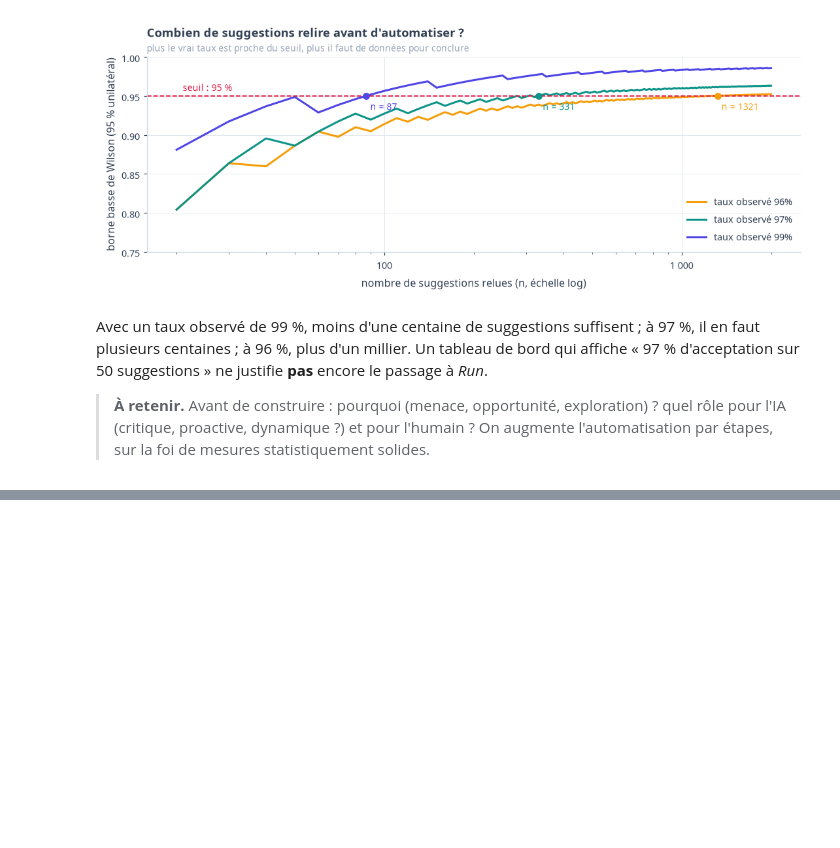
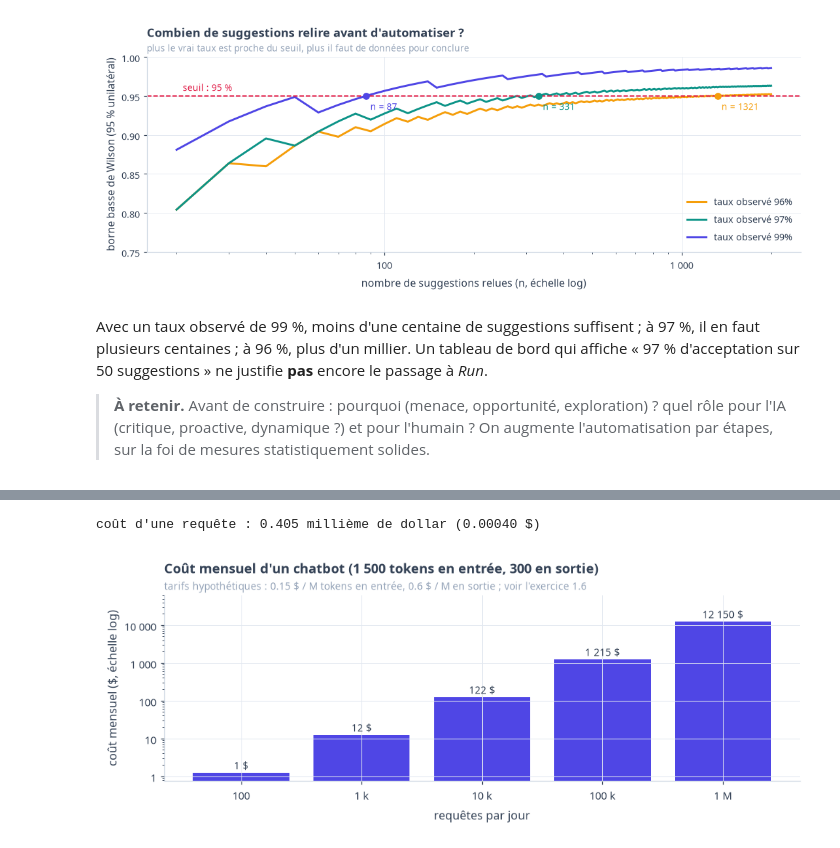
Before and after one commit to gwils28/AI_Engineering__ByTheBook, a Jupyter notebook: notebooks/ch01_introduction_ai_engineering/ch01_cours_3_cas_usage_et_planification.ipynb, the cells around one changed output, grey strips where cells are left out. Drawn from its saved outputs; the diff is of its cells as text; code cells hidden in the pictures; blank space fills up the shorter version.

```diff
--- a/notebooks/ch01_introduction_ai_engineering/ch01_cours_3_cas_usage_et_planification.ipynb
+++ b/notebooks/ch01_introduction_ai_engineering/ch01_cours_3_cas_usage_et_planification.ipynb
@@ -364,0 +466,20 @@ d'acceptation sur 50 suggestions » ne justifie **pas** encore le passage à *Ru
+# %%
+price_in, price_out = 0.15, 0.60      # $ par million de tokens (hypothèse)
+n_in, n_out_req = 1_500, 300          # prompt système + historique + question ; réponse
+per_req = c1.request_cost(n_in, n_out_req, price_in, price_out)
+traffic = np.array([1e2, 1e3, 1e4, 1e5, 1e6])
+monthly = [c1.monthly_cost(t, n_in, n_out_req, price_in, price_out) for t in traffic]
+print(f"coût d'une requête : {per_req * 1000:.3f} millième de dollar ({per_req:.5f} $)")
+fig, ax = plt.subplots(figsize=(9, 3.6))
+ax.bar([c1.human_number(t) for t in traffic], monthly, color=INDIGO)
+ax.set_yscale("log"); c1.plain_log(ax)
+for i, m in enumerate(monthly):
+    ax.text(i, m * 1.25, f"{m:,.0f} $".replace(",", " "), ha="center", fontsize=9)
+ax.set_xlabel("requêtes par jour"); ax.set_ylabel("coût mensuel ($, échelle log)")
+ax.set_ylim(top=max(monthly) * 5)
+c1.title_sub(ax, "Coût mensuel d'un chatbot (1 500 tokens en entrée, 300 en sortie)",
+             f"tarifs hypothétiques : {price_in} \\$ / M tokens en entrée, {price_out} \\$ / M en sortie ; voir l'exercice 1.6")
+plt.tight_layout(); plt.show()
+# %% [output]
+coût d'une requête : 0.405 millième de dollar (0.00040 $)
+[figure, added]
```
Also changed, not shown: parts of 17 cells of this notebook.
